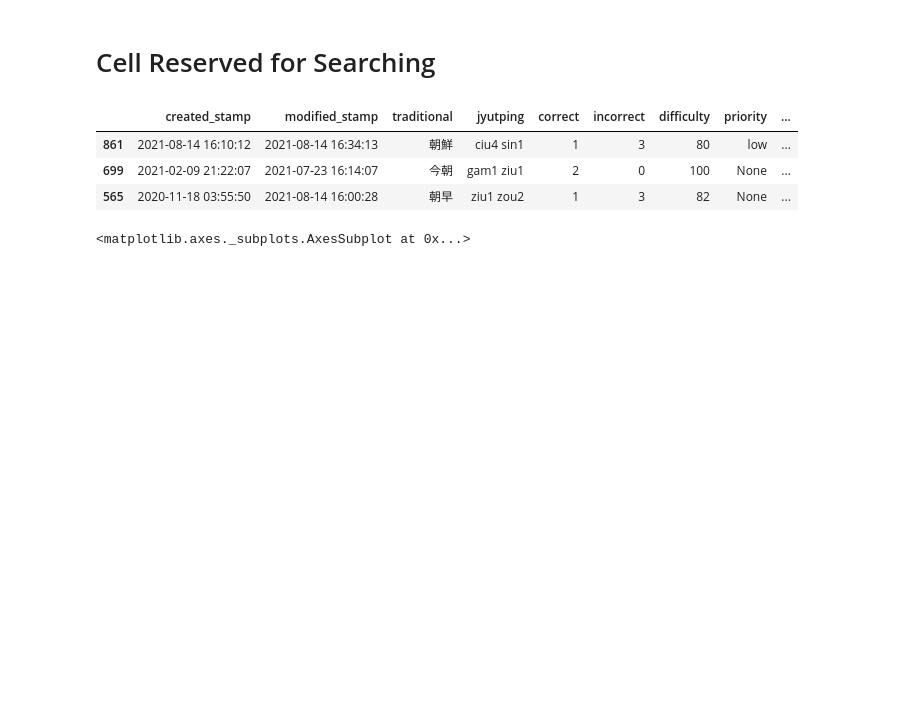
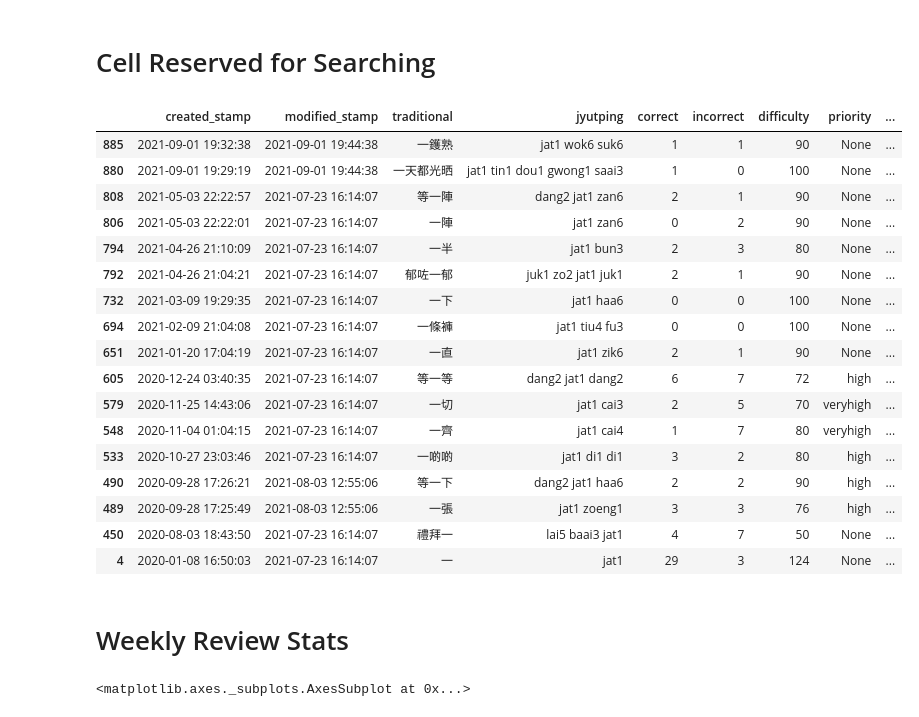
Before and after one commit to tina-may/tina-pleco, a Jupyter notebook: updated_0.ipynb, the cells around one changed output. Cells and saved outputs as stored; diff of their text form; code cells hidden in the pictures; blank space fills up the shorter version.

```diff
--- a/updated_0.ipynb
+++ b/updated_0.ipynb
@@ -112,12 +112,28 @@ cards_frame.sample(frac=1).head(30)
 # %% [markdown]
 # Cell Reserved for Searching
 # %%
-cards_frame[cards_frame.traditional.str.contains('朝')]
+cards_frame[cards_frame.traditional.str.contains('一')]
 # %% [output]
 |  | created_stamp | modified_stamp | traditional | jyutping | correct | incorrect | difficulty | priority | ... |
-| 861 | 2021-08-14 16:10:12 | 2021-08-14 16:34:13 | 朝鮮 | ciu4 sin1 | 1 | 3 | 80 | low | ... |
-| 699 | 2021-02-09 21:22:07 | 2021-07-23 16:14:07 | 今朝 | gam1 ziu1 | 2 | 0 | 100 | None | ... |
-| 565 | 2020-11-18 03:55:50 | 2021-08-14 16:00:28 | 朝早 | ziu1 zou2 | 1 | 3 | 82 | None | ... |
+| 885 | 2021-09-01 19:32:38 | 2021-09-01 19:44:38 | 一鑊熟 | jat1 wok6 suk6 | 1 | 1 | 90 | None | ... |
+| 880 | 2021-09-01 19:29:19 | 2021-09-01 19:44:38 | 一天都光晒 | jat1 tin1 dou1 gwong1 saai3 | 1 | 0 | 100 | None | ... |
+| 808 | 2021-05-03 22:22:57 | 2021-07-23 16:14:07 | 等一陣 | dang2 jat1 zan6 | 2 | 1 | 90 | None | ... |
+| 806 | 2021-05-03 22:22:01 | 2021-07-23 16:14:07 | 一陣 | jat1 zan6 | 0 | 2 | 90 | None | ... |
+| 794 | 2021-04-26 21:10:09 | 2021-07-23 16:14:07 | 一半 | jat1 bun3 | 2 | 3 | 80 | None | ... |
+| 792 | 2021-04-26 21:04:21 | 2021-07-23 16:14:07 | 郁咗一郁 | juk1 zo2 jat1 juk1 | 2 | 1 | 90 | None | ... |
+| 732 | 2021-03-09 19:29:35 | 2021-07-23 16:14:07 | 一下 | jat1 haa6 | 0 | 0 | 100 | None | ... |
+| 694 | 2021-02-09 21:04:08 | 2021-07-23 16:14:07 | 一條褲 | jat1 tiu4 fu3 | 0 | 0 | 100 | None | ... |
+| 651 | 2021-01-20 17:04:19 | 2021-07-23 16:14:07 | 一直 | jat1 zik6 | 2 | 1 | 90 | None | ... |
+| 605 | 2020-12-24 03:40:35 | 2021-07-23 16:14:07 | 等一等 | dang2 jat1 dang2 | 6 | 7 | 72 | high | ... |
+| 579 | 2020-11-25 14:43:06 | 2021-07-23 16:14:07 | 一切 | jat1 cai3 | 2 | 5 | 70 | veryhigh | ... |
+| 548 | 2020-11-04 01:04:15 | 2021-07-23 16:14:07 | 一齊 | jat1 cai4 | 1 | 7 | 80 | veryhigh | ... |
+| 533 | 2020-10-27 23:03:46 | 2021-07-23 16:14:07 | 一啲啲 | jat1 di1 di1 | 3 | 2 | 80 | high | ... |
+| 490 | 2020-09-28 17:26:21 | 2021-08-03 12:55:06 | 等一下 | dang2 jat1 haa6 | 2 | 2 | 90 | high | ... |
+| 489 | 2020-09-28 17:25:49 | 2021-08-03 12:55:06 | 一張 | jat1 zoeng1 | 3 | 3 | 76 | high | ... |
+| 450 | 2020-08-03 18:43:50 | 2021-07-23 16:14:07 | 禮拜一 | lai5 baai3 jat1 | 4 | 7 | 50 | None | ... |
+| 4 | 2020-01-08 16:50:03 | 2021-07-23 16:14:07 | 一 | jat1 | 29 | 3 | 124 | None | ... |
+# %% [markdown]
+# Weekly Review Stats
 # %%
 import datetime
 
```
